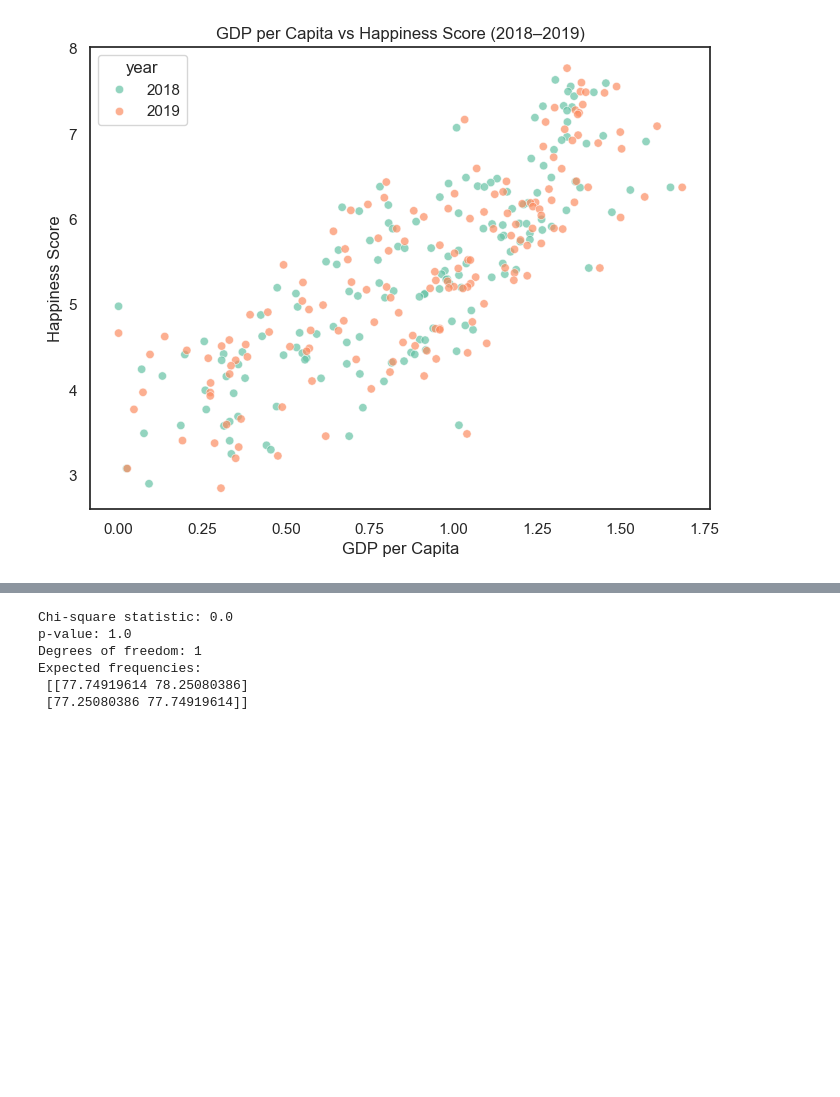
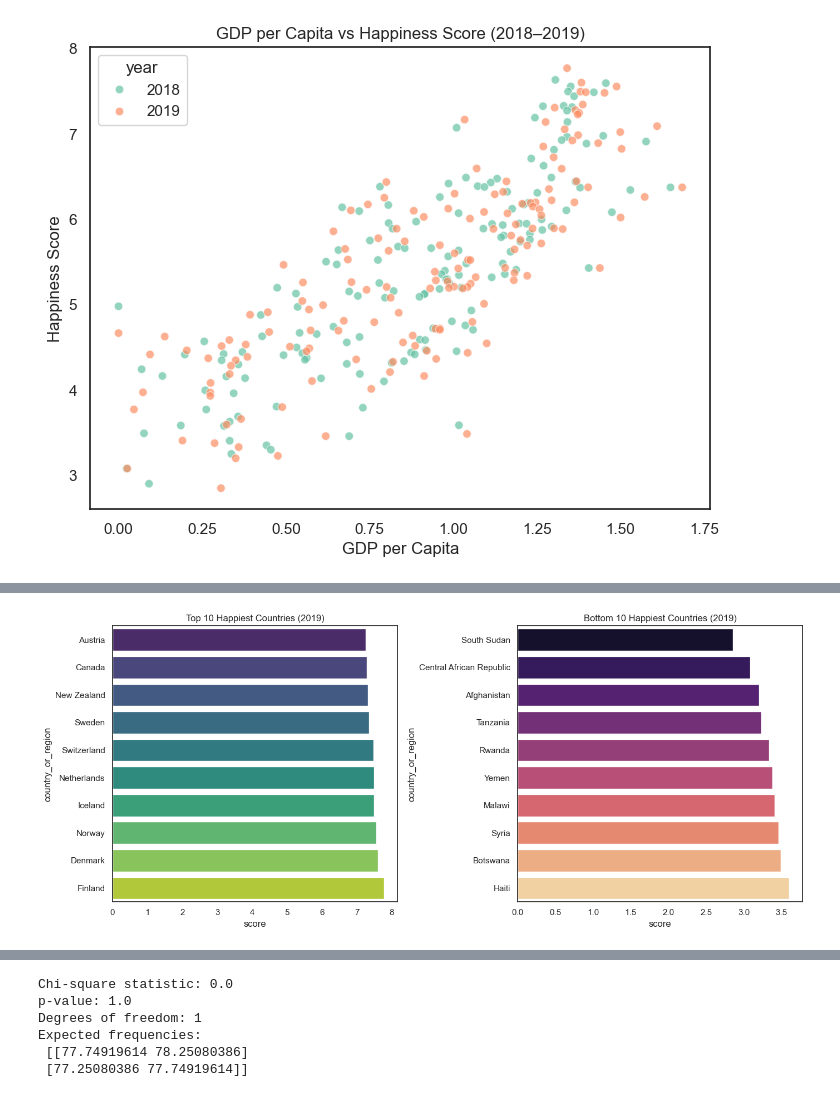
Before and after one commit to Tsuna-mi/happiness-eda-project, a Jupyter notebook: notebooks/happiness_eda.ipynb, the cells around one changed output, grey strips where cells are left out. Drawn from its saved outputs; the diff is of its cells as text; code cells hidden in the pictures; blank space fills up the shorter version.

```diff
--- a/notebooks/happiness_eda.ipynb
+++ b/notebooks/happiness_eda.ipynb
@@ -1112,0 +1139,29 @@ plt.show()
+# %%
+top10 = df_cleaned[df_cleaned['year']==2019].nlargest(10, 'score')
+bottom10 = df_cleaned[df_cleaned['year']==2019].nsmallest(10, 'score')
+
+# Recreate top10/bottom10 just in case
+fig, axes = plt.subplots(1, 2, figsize=(14, 6))
+
+# Top 10 happiest
+sns.barplot(
+    x='score', y='country_or_region',
+    data=top10,
+    order=top10.sort_values('score', ascending=True)['country_or_region'],
+    palette="viridis", ax=axes[0]
+)
+axes[0].set_title("Top 10 Happiest Countries (2019)")
+
+# Bottom 10 happiest
+sns.barplot(
+    x='score', y='country_or_region',
+    data=bottom10,
+    order=bottom10.sort_values('score', ascending=True)['country_or_region'],
+    palette="magma", ax=axes[1]
+)
+axes[1].set_title("Bottom 10 Happiest Countries (2019)")
+
+plt.tight_layout()
+plt.show()
+# %% [output]
+[figure, added]
```
Also changed, not shown: parts of 5 cells of this notebook, 3 other files.
